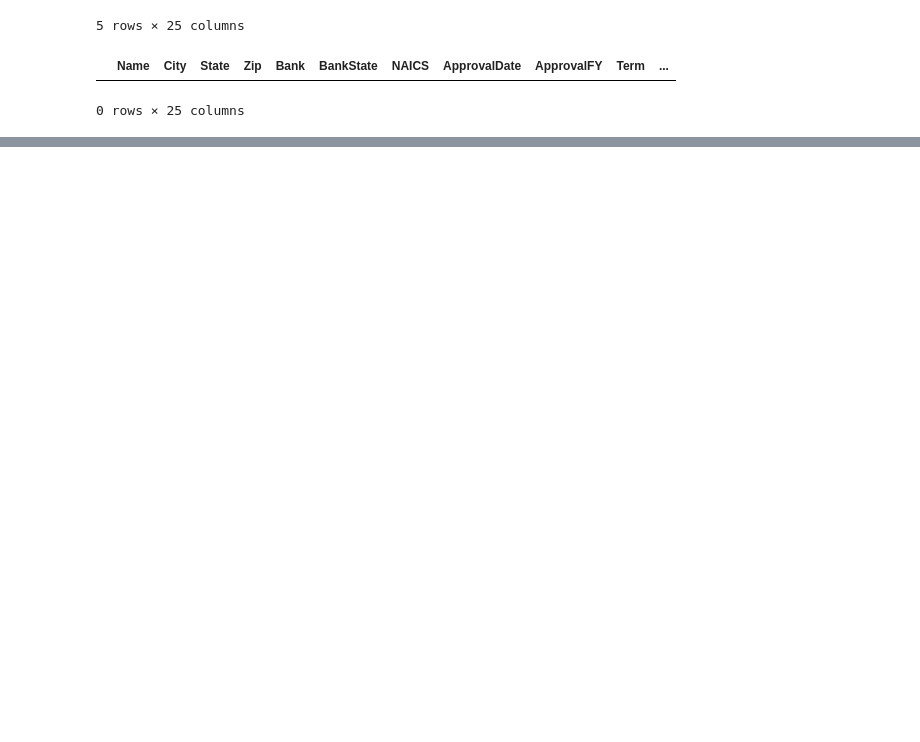
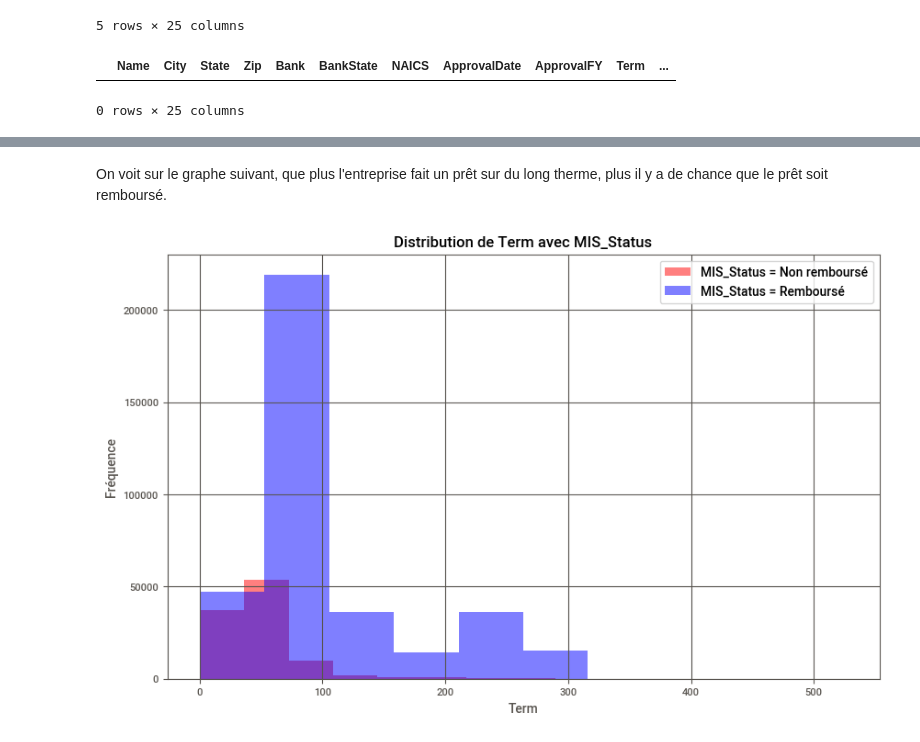
Before and after one commit to cjulliar/loan_project, a Jupyter notebook: ml/eda.ipynb, the cells around one changed output, grey strips where cells are left out. Saved outputs shown, nothing was run; the diff lists cells and outputs as text; code cells hidden in the pictures; blank space fills up the shorter version.

```diff
--- a/ml/eda.ipynb
+++ b/ml/eda.ipynb
@@ -109,0 +138,26 @@ display(naics_subset)
+# %% [markdown]
+On voit sur le graphe suivant, que plus l'entreprise fait un prêt sur du long therme, plus il y a de chance que le prêt soit remboursé.
+# %%
+import matplotlib.pyplot as plt
+
+# Diviser les données en fonction de MIS_Status
+mis_0 = data[data['MIS_Status'] == 0]
+mis_1 = data[data['MIS_Status'] == 1]
+
+# Créer le graphe
+plt.figure(figsize=(10, 6))
+
+# Afficher l'histogramme de Term pour MIS_Status = 0 en rouge
+plt.hist(mis_0['Term'], bins=10, color='red', alpha=0.5, label='MIS_Status = Non remboursé')
+
+# Afficher l'histogramme de Term pour MIS_Status = 1 en bleu
+plt.hist(mis_1['Term'], bins=10, color='blue', alpha=0.5, label='MIS_Status = Remboursé')
+
+plt.title('Distribution de Term avec MIS_Status')
+plt.xlabel('Term')
+plt.ylabel('Fréquence')
+plt.legend()
+plt.grid(True)
+plt.show()
+# %% [output]
+[figure, added]
```
Also changed, not shown: parts of 5 cells of this notebook.
